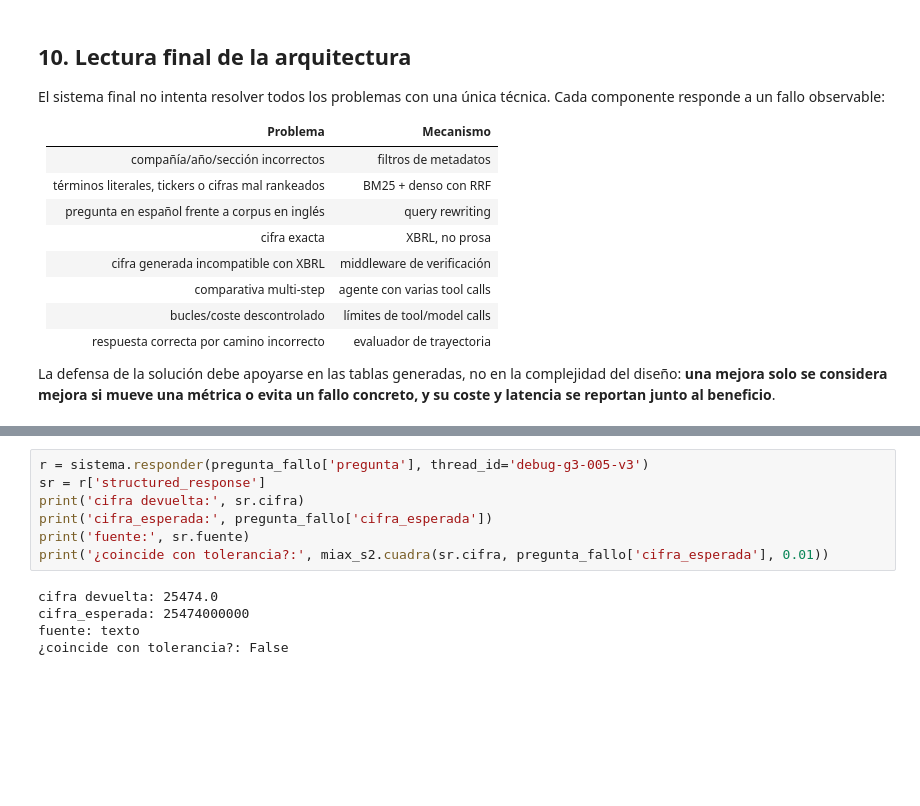
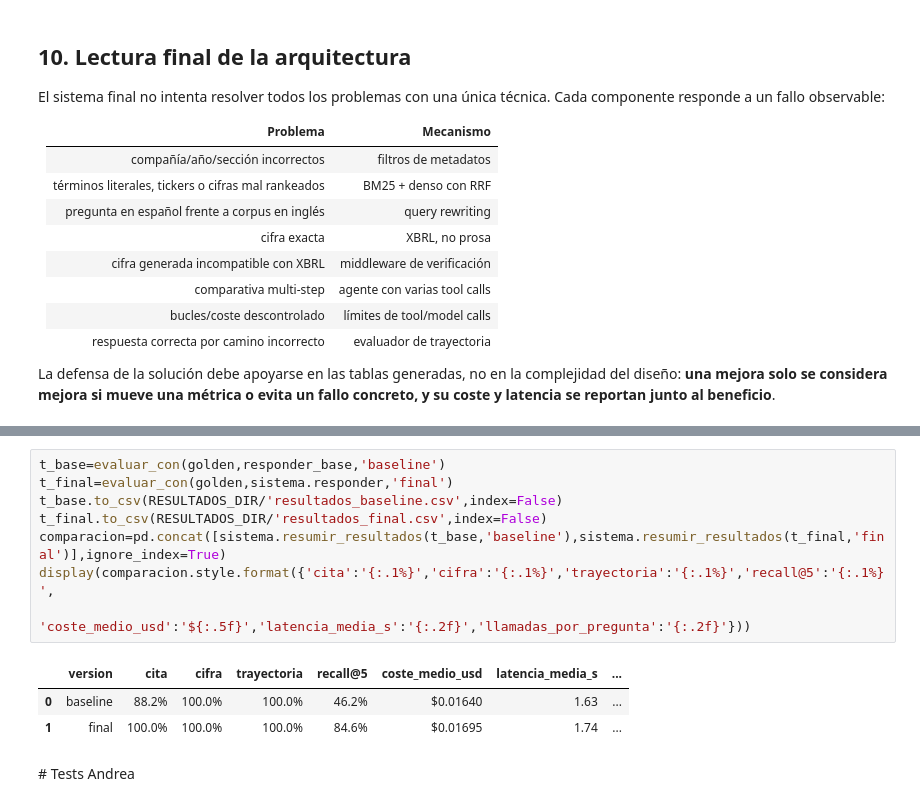
Before and after one commit to mirdbg/Entrega_RAG, a Jupyter notebook: notebook_entrega/Entrega_RAG_final.ipynb, the cells around one changed output, grey strips where cells are left out. Cells and saved outputs as stored; diff of their text form; blank space fills up the shorter version.

```diff
--- a/notebook_entrega/Entrega_RAG_final.ipynb
+++ b/notebook_entrega/Entrega_RAG_final.ipynb
@@ -835,12 +835,14 @@ respuesta='La provisión por impuestos sobre beneficios de Meta Platforms en el
-# %%
-r = sistema.responder(pregunta_fallo['pregunta'], thread_id='debug-g3-005-v3')
-sr = r['structured_response']
-print('cifra devuelta:', sr.cifra)
-print('cifra_esperada:', pregunta_fallo['cifra_esperada'])
-print('fuente:', sr.fuente)
-print('¿coincide con tolerancia?:', miax_s2.cuadra(sr.cifra, pregunta_fallo['cifra_esperada'], 0.01))
-# %% [output]
-cifra devuelta: 25474.0
-cifra_esperada: 25474000000
-fuente: texto
-¿coincide con tolerancia?: False
+# %%
+t_base=evaluar_con(golden,responder_base,'baseline')
+t_final=evaluar_con(golden,sistema.responder,'final')
+t_base.to_csv(RESULTADOS_DIR/'resultados_baseline.csv',index=False)
+t_final.to_csv(RESULTADOS_DIR/'resultados_final.csv',index=False)
+comparacion=pd.concat([sistema.resumir_resultados(t_base,'baseline'),sistema.resumir_resultados(t_final,'final')],ignore_index=True)
+display(comparacion.style.format({'cita':'{:.1%}','cifra':'{:.1%}','trayectoria':'{:.1%}','recall@5':'{:.1%}',
+                                  'coste_medio_usd':'${:.5f}','latencia_media_s':'{:.2f}','llamadas_por_pregunta':'{:.2f}'}))
+# %% [output]
+|  | version | cita | cifra | trayectoria | recall@5 | coste_medio_usd | latencia_media_s | ... |
+| 0 | baseline | 88.2% | 100.0% | 100.0% | 46.2% | $0.01640 | 1.63 | ... |
+| 1 | final | 100.0% | 100.0% | 100.0% | 84.6% | $0.01695 | 1.74 | ... |
+# %% [markdown]
+# Tests Andrea
```
Also changed, not shown: parts of 17 cells of this notebook.
